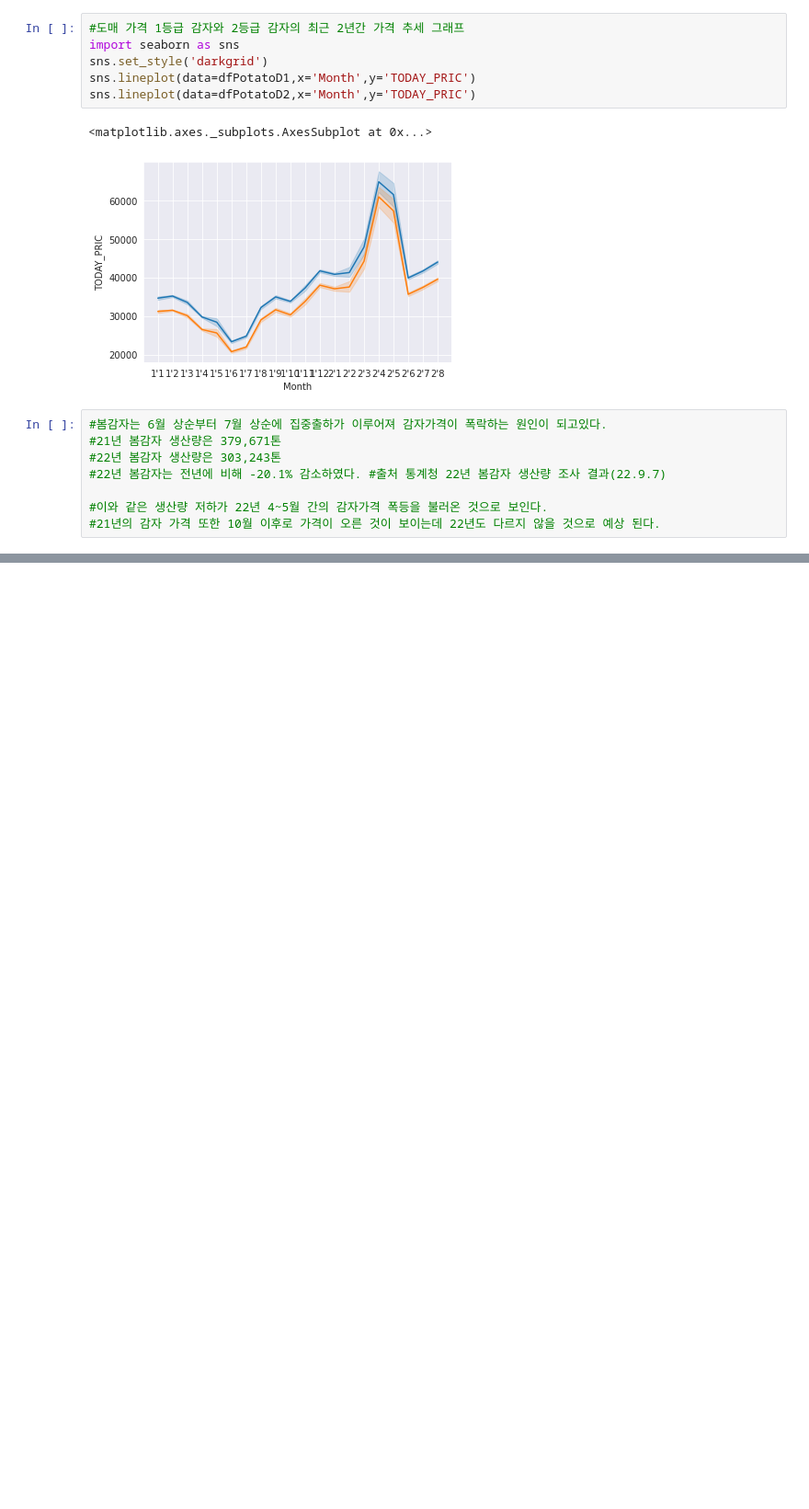
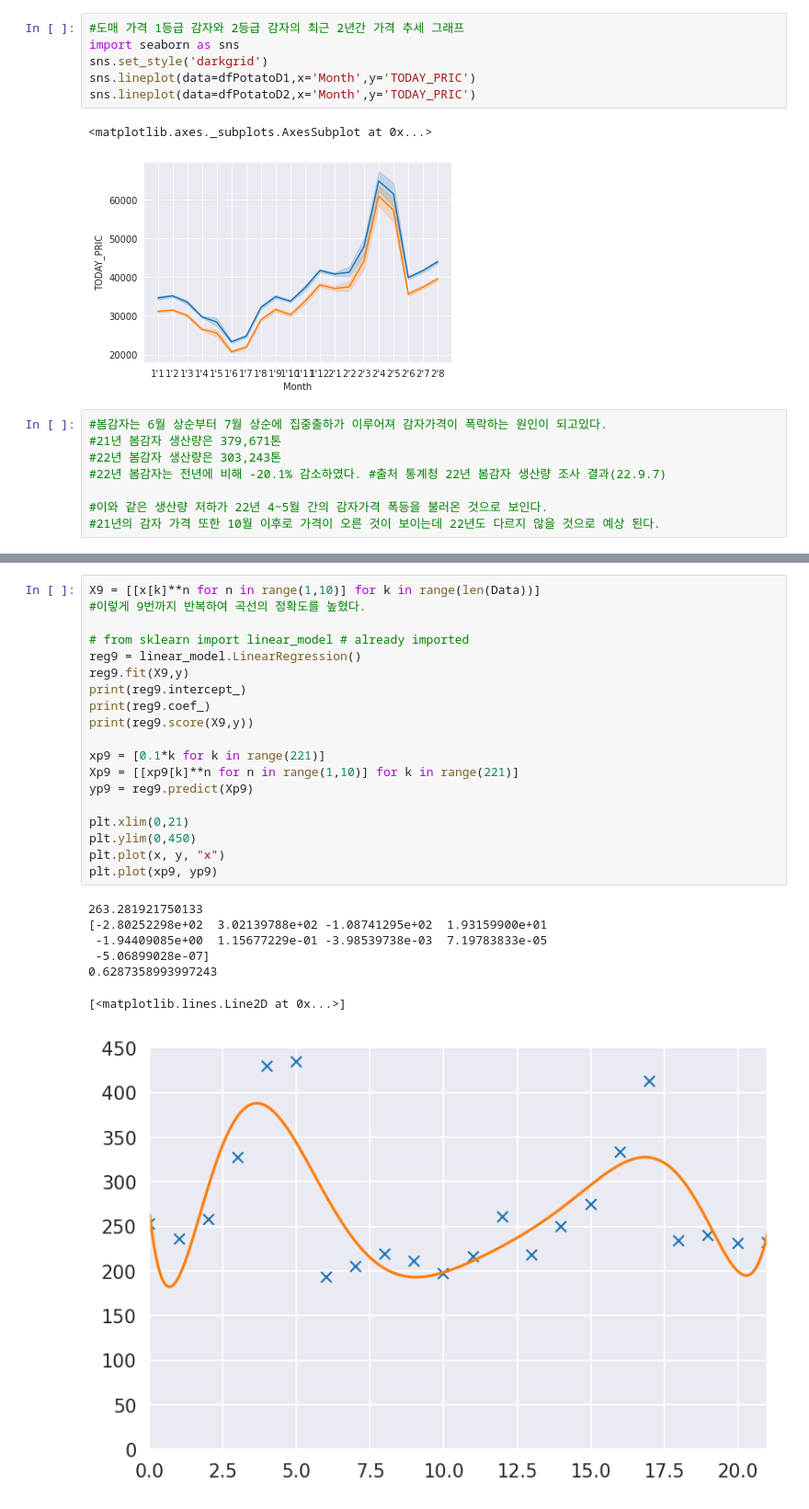
Before and after one commit to bainaryho/PotatoProject, a Jupyter notebook: BigdataProjectPotato (3).ipynb, the cells around one changed output, grey strips where cells are left out. Shown: that part at 92% size. Saved outputs shown, nothing was run; the diff lists cells and outputs as text; blank space fills up the shorter version.

```diff
--- a/BigdataProjectPotato (3).ipynb
+++ b/BigdataProjectPotato (3).ipynb
@@ -192,0 +214,27 @@ plt.plot(xp, yp)
+# %%
+X9 = [[x[k]**n for n in range(1,10)] for k in range(len(Data))]
+#이렇게 9번까지 반복하여 곡선의 정확도를 높혔다.
+
+# from sklearn import linear_model # already imported
+reg9 = linear_model.LinearRegression()
+reg9.fit(X9,y)
+print(reg9.intercept_)
+print(reg9.coef_)
+print(reg9.score(X9,y))
+
+xp9 = [0.1*k for k in range(221)]
+Xp9 = [[xp9[k]**n for n in range(1,10)] for k in range(221)]
+yp9 = reg9.predict(Xp9)
+
+plt.xlim(0,21)
+plt.ylim(0,450)
+plt.plot(x, y, "x")
+plt.plot(xp9, yp9)
+# %% [output]
+263.281921750133
+[-2.80252298e+02  3.02139788e+02 -1.08741295e+02  1.93159900e+01
+ -1.94409085e+00  1.15677229e-01 -3.98539738e-03  7.19783833e-05
+ -5.06899028e-07]
+0.6287358993997243
+[<matplotlib.lines.Line2D at 0x...>]
+[figure, added]
```
Also changed, not shown: parts of 5 cells of this notebook.
